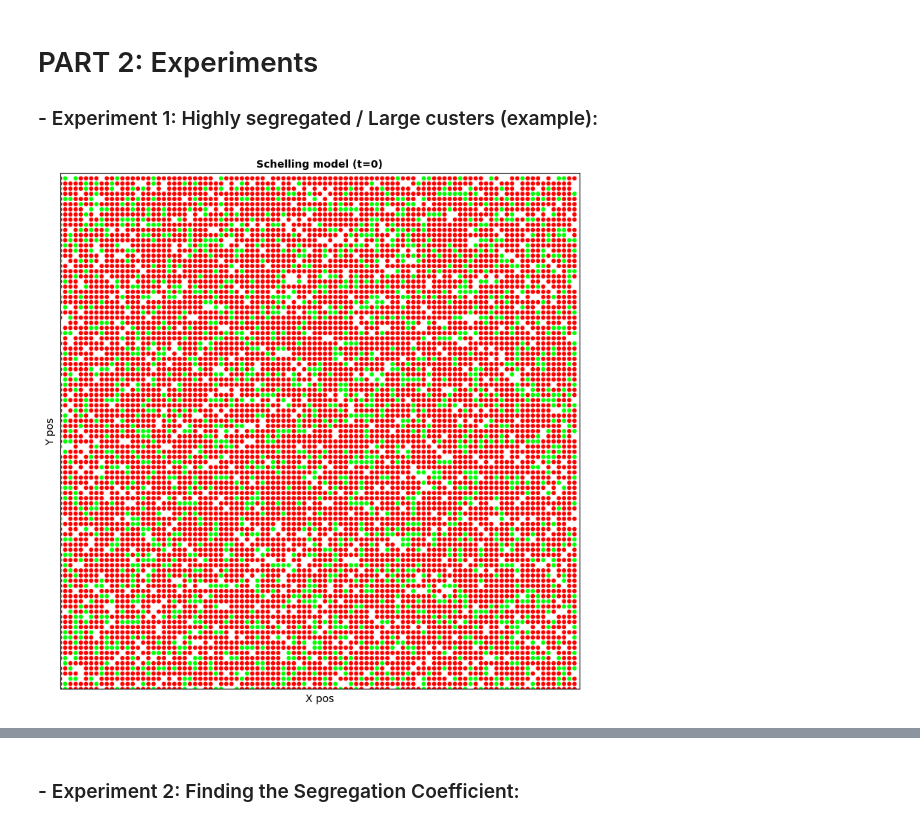
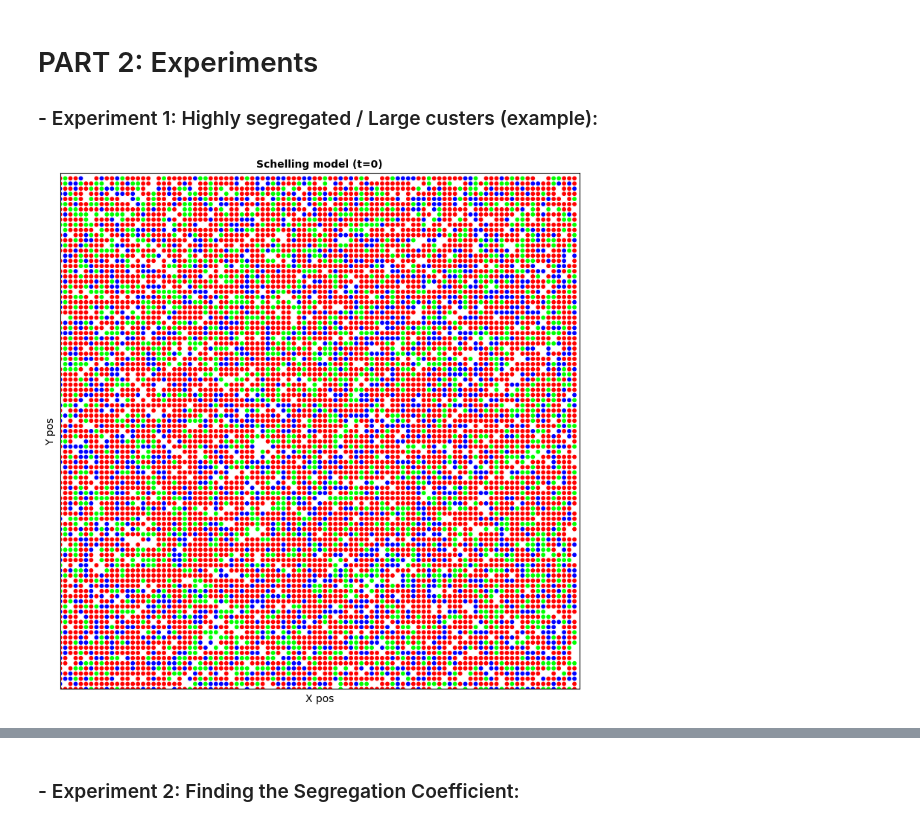
Before and after one commit to aM0NKE/ComplexSystemSimulation, a Jupyter notebook: mesa-schelling/final_analysis.ipynb, the cells around one changed output, grey strips where cells are left out. Drawn from its saved outputs; the diff is of its cells as text; code cells hidden in the pictures.

```diff
--- a/mesa-schelling/final_analysis.ipynb
+++ b/mesa-schelling/final_analysis.ipynb
@@ -105,7 +107,7 @@ def plot2D_modelWealth(model):
     df = pd.DataFrame({'x_pos': x_coords, 'y_pos': y_coords, 'wealth': wealths})
 
     # Create the 2D density heatmap
-    fig = px.density_heatmap(df, x='x_pos', y='y_pos', z='wealth', nbinsx=model.width, nbinsy=model.height)
+    fig = px.density_heatmap(df, x='x_pos', y='y_pos', z='wealth', nbinsx=model.size, nbinsy=model.size)
 
     # Set axis labels
     fig.update_layout(
@@ -153,8 +155,8 @@ def plot2D_modelTypes(model):
     ax.set_title(f'Schelling model (t={model.schedule.steps})', fontsize=10, fontweight='bold')
     ax.set_xlabel('X pos', fontsize=10)
     ax.set_ylabel('Y pos', fontsize=10)
-    ax.set_xlim([0, model.width])
-    ax.set_ylim([0, model.height])
+    ax.set_xlim([0, model.size])
+    ax.set_ylim([0, model.size])
 
     ax.set_xticks([])
     ax.set_yticks([])
@@ -334,26 +336,29 @@ def plot_clusterSizesDistribution(model):
 ### - Experiment 1: Highly segregated / Large custers (example):
 # %%
 # Define model parameters
-heigth, width = 100, 100
+size = 100
 density = 0.9
 fixed_areas_pc = 0.0
-popilation_sizes = [0.8, 0.2]
+popilation_sizes = [0.6, 0.2, 0.2]
 homophily = 5
 cluster_threshold = 4
+alpha=0.01
+stopping_threshold=5
+server=False
 
 # Create the model
-model = Schelling(heigth, width, density, fixed_areas_pc, popilation_sizes, homophily, cluster_threshold)
+model = Schelling(size, density, fixed_areas_pc, popilation_sizes, homophily, cluster_threshold, alpha, stopping_threshold, server)
 
 # Plot starting type/wealth distribution
 plot2D_modelTypes(model)
 plot2D_modelWealth(model)
 
 # Run the model
 steps = 100
 for i in range(steps):
     model.step()
 # %% [output]
-[figure, old version]
+[figure, new version]
 # %%
 # Plot ending type/wealth distribution
 plot2D_modelTypes(model)
```
Also changed, not shown: parts of 8 cells of this notebook, 3 other files.
